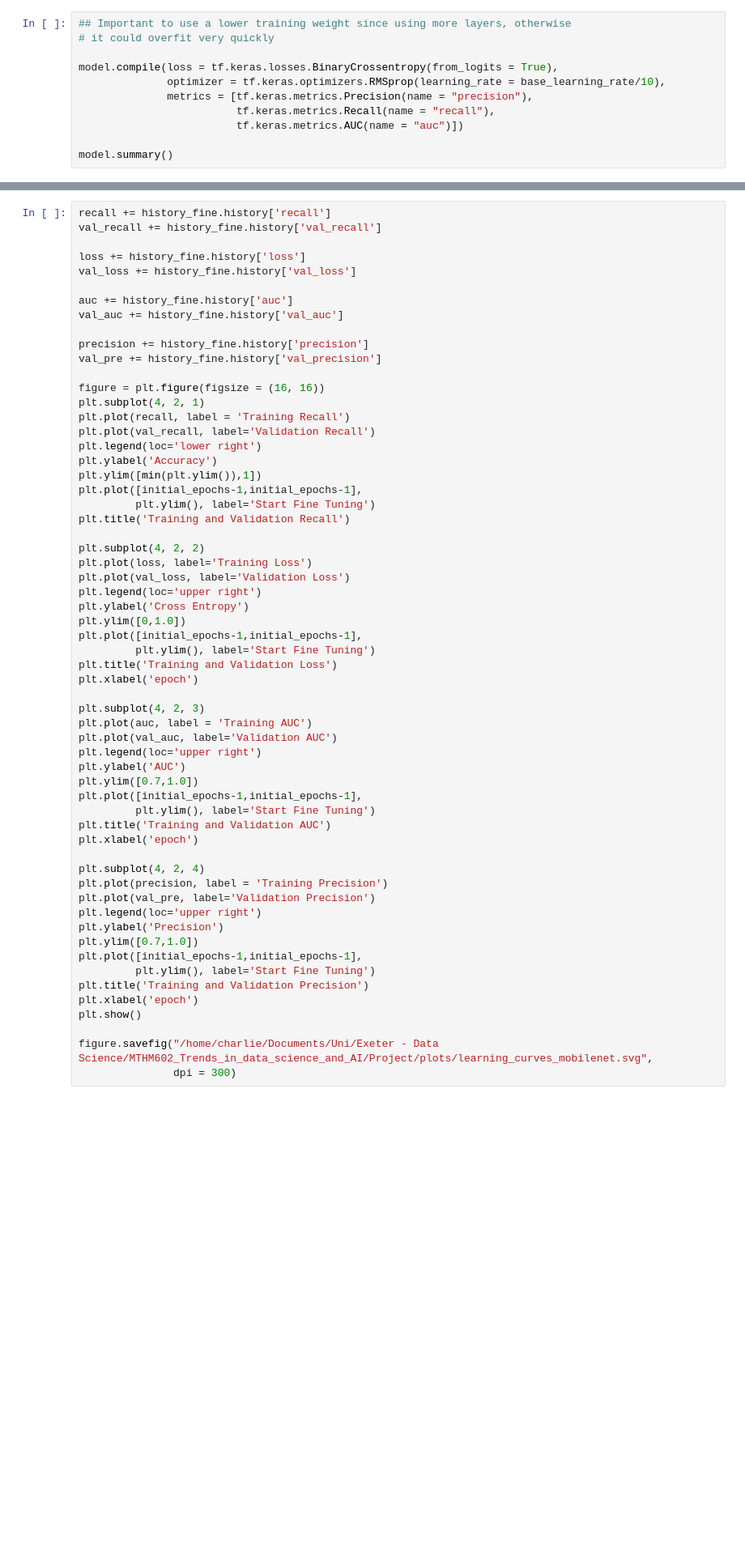
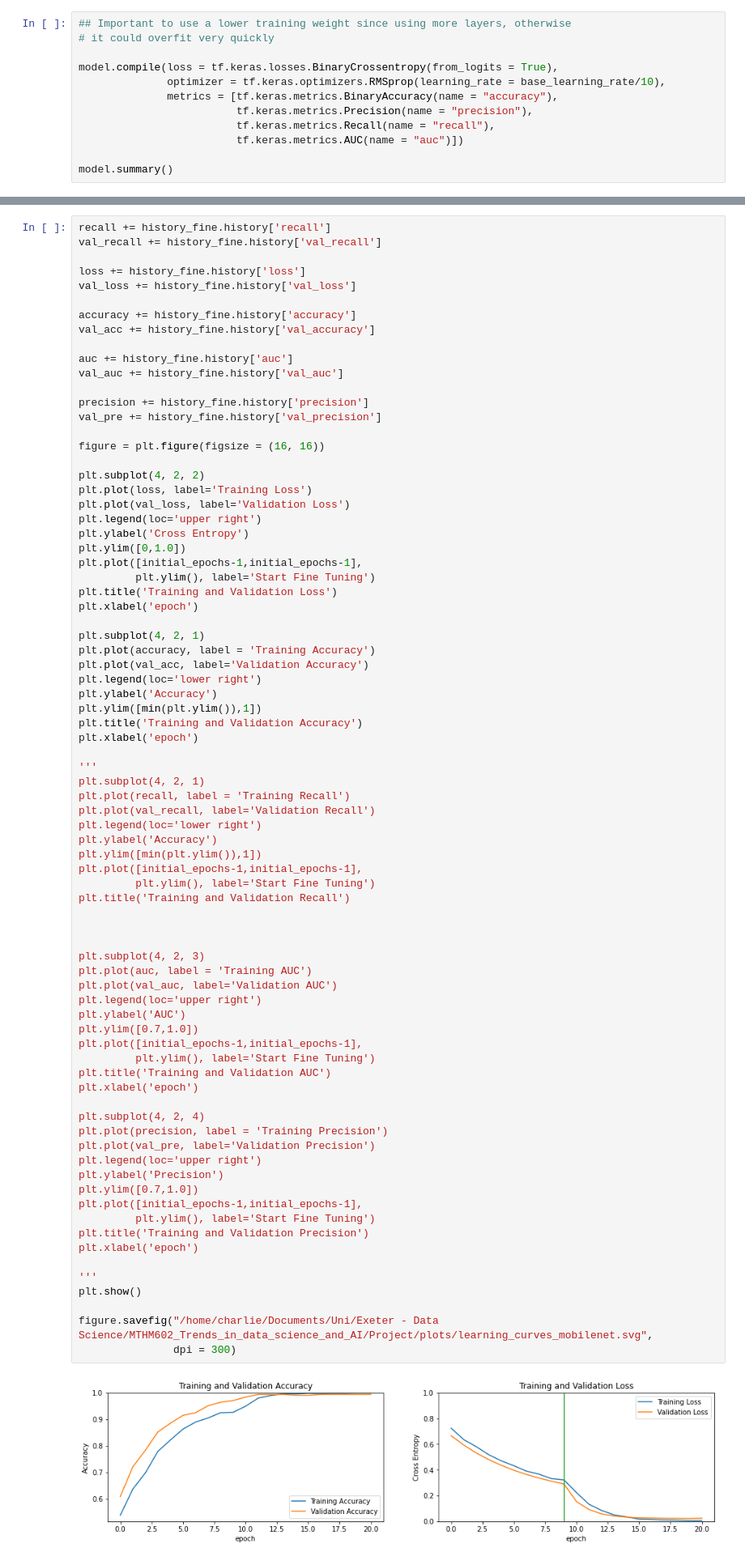
Before and after one commit to charliegallop/FireIdentificationmCNN, a Jupyter notebook: code/Notebooks/TL_MobileNetV3_smallv2.ipynb, the cells around one changed output, grey strips where cells are left out. Shown at 81% size. Saved outputs shown, nothing was run; the diff lists cells and outputs as text; blank space fills up the shorter version.

```diff
--- a/code/Notebooks/TL_MobileNetV3_smallv2.ipynb
+++ b/code/Notebooks/TL_MobileNetV3_smallv2.ipynb
@@ -247,7 +372,8 @@ for layer in base_model.layers[:fine_tune_at]:
 
 model.compile(loss = tf.keras.losses.BinaryCrossentropy(from_logits = True),
               optimizer = tf.keras.optimizers.RMSprop(learning_rate = base_learning_rate/10),
-              metrics = [tf.keras.metrics.Precision(name = "precision"),
+              metrics = [tf.keras.metrics.BinaryAccuracy(name = "accuracy"),
+                         tf.keras.metrics.Precision(name = "precision"),
                          tf.keras.metrics.Recall(name = "recall"),
                          tf.keras.metrics.AUC(name = "auc")])
 
@@ -272,6 +436,9 @@ val_recall += history_fine.history['val_recall']
 
 loss += history_fine.history['loss']
 val_loss += history_fine.history['val_loss']
+
+accuracy += history_fine.history['accuracy']
+val_acc += history_fine.history['val_accuracy']
 
 auc += history_fine.history['auc']
 val_auc += history_fine.history['val_auc']
@@ -280,15 +447,6 @@ precision += history_fine.history['precision']
 val_pre += history_fine.history['val_precision']
 
 figure = plt.figure(figsize = (16, 16))
-plt.subplot(4, 2, 1)
-plt.plot(recall, label = 'Training Recall')
-plt.plot(val_recall, label='Validation Recall')
-plt.legend(loc='lower right')
-plt.ylabel('Accuracy')
-plt.ylim([min(plt.ylim()),1])
-plt.plot([initial_epochs-1,initial_epochs-1],
-         plt.ylim(), label='Start Fine Tuning')
-plt.title('Training and Validation Recall')
 
 plt.subplot(4, 2, 2)
 plt.plot(loss, label='Training Loss')
@@ -299,33 +457,59 @@ plt.ylim([0,1.0])
 plt.plot([initial_epochs-1,initial_epochs-1],
          plt.ylim(), label='Start Fine Tuning')
 plt.title('Training and Validation Loss')
 plt.xlabel('epoch')
+
+plt.subplot(4, 2, 1)
+plt.plot(accuracy, label = 'Training Accuracy')
+plt.plot(val_acc, label='Validation Accuracy')
+plt.legend(loc='lower right')
+plt.ylabel('Accuracy')
+plt.ylim([min(plt.ylim()),1])
+plt.title('Training and Validation Accuracy')
+plt.xlabel('epoch')
+
+'''
+plt.subplot(4, 2, 1)
+plt.plot(recall, label = 'Training Recall')
+plt.plot(val_recall, label='Validation Recall')
+plt.legend(loc='lower right')
+plt.ylabel('Accuracy')
+plt.ylim([min(plt.ylim()),1])
+plt.plot([initial_epochs-1,initial_epochs-1],
+         plt.ylim(), label='Start Fine Tuning')
+plt.title('Training and Validation Recall')
+
+
 
 plt.subplot(4, 2, 3)
 plt.plot(auc, label = 'Training AUC')
 plt.plot(val_auc, label='Validation AUC')
 plt.legend(loc='upper right')
 plt.ylabel('AUC')
 plt.ylim([0.7,1.0])
 plt.plot([initial_epochs-1,initial_epochs-1],
          plt.ylim(), label='Start Fine Tuning')
 plt.title('Training and Validation AUC')
 plt.xlabel('epoch')
 
 plt.subplot(4, 2, 4)
 plt.plot(precision, label = 'Training Precision')
 plt.plot(val_pre, label='Validation Precision')
 plt.legend(loc='upper right')
 plt.ylabel('Precision')
 plt.ylim([0.7,1.0])
 plt.plot([initial_epochs-1,initial_epochs-1],
          plt.ylim(), label='Start Fine Tuning')
 plt.title('Training and Validation Precision')
 plt.xlabel('epoch')
+
+'''
 plt.show()
 
 figure.savefig("/home/charlie/Documents/Uni/Exeter - Data Science/MTHM602_Trends_in_data_science_and_AI/Project/plots/learning_curves_mobilenet.svg",
                dpi = 300)
+# %% [output]
+[figure, added]
 # %%
 test_ds = tf.keras.preprocessing.image_dataset_from_directory(
     test_dir,
```
Also changed, not shown: parts of 27 cells of this notebook, 6 other files.
